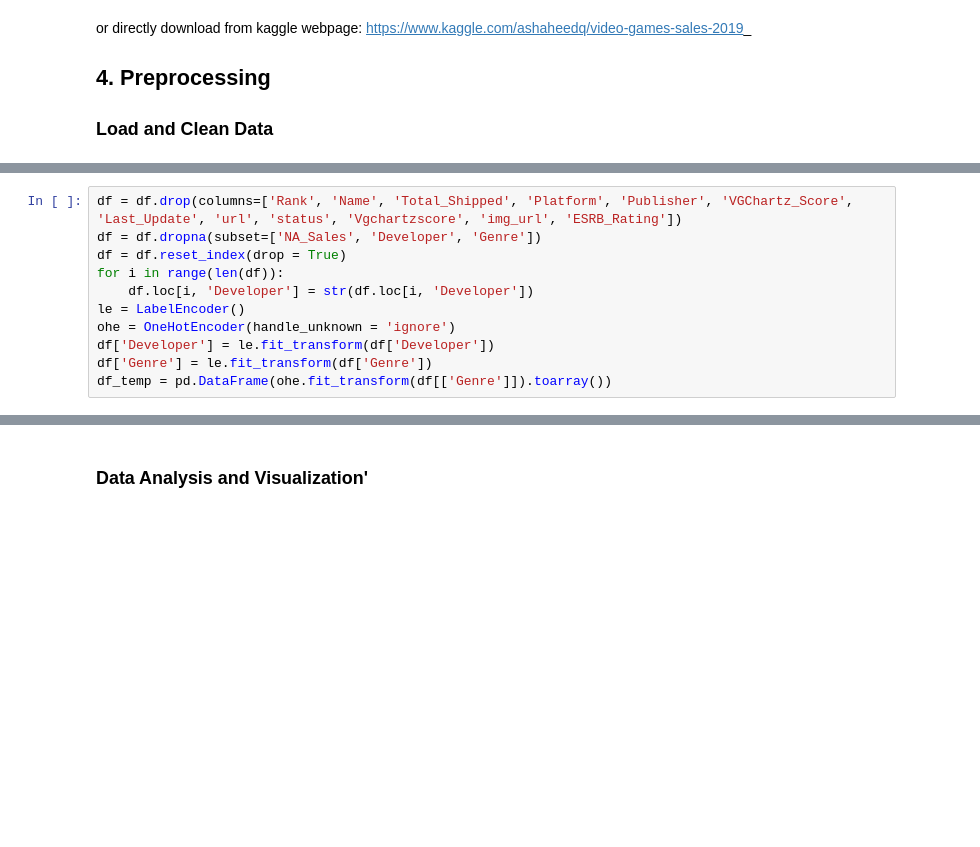
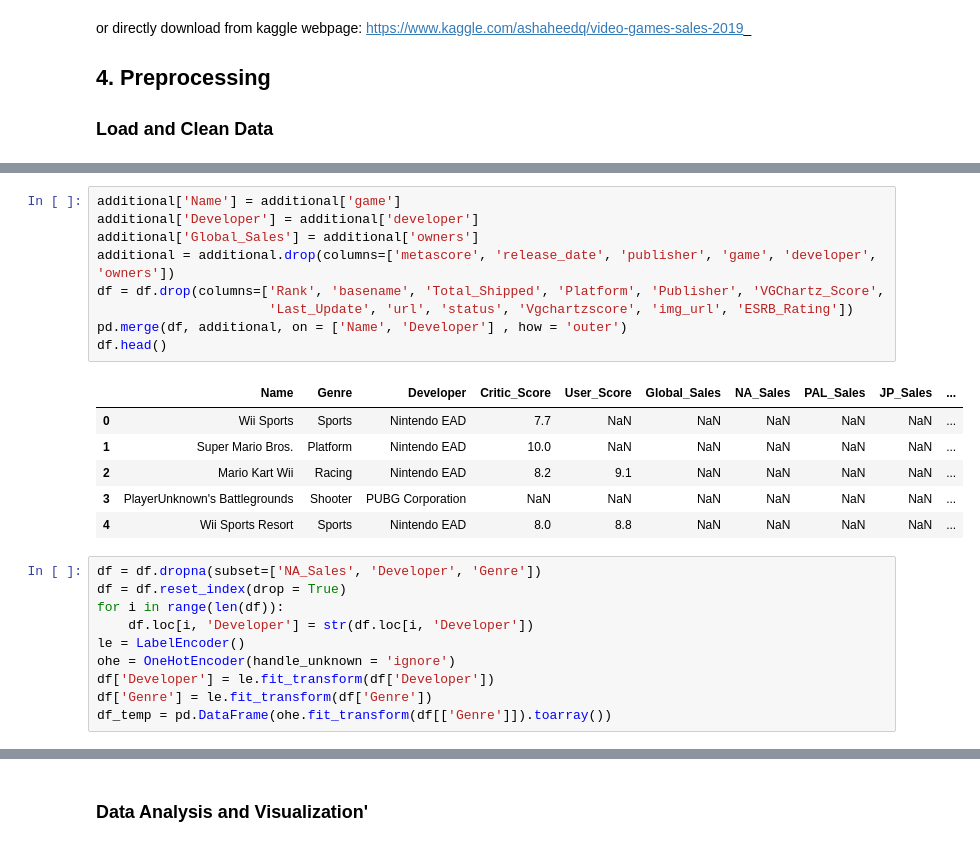
Before and after one commit to syKevinPeng/game_sale_analysis, a Jupyter notebook: game_sale_analysis.ipynb, the cells around one changed output, grey strips where cells are left out. Cells and saved outputs as stored; diff of their text form; blank space fills up the shorter version.

```diff
--- a/game_sale_analysis.ipynb
+++ b/game_sale_analysis.ipynb
@@ -61,5 +83,20 @@ df.head()
+# %%
+additional['Name'] = additional['game']
+additional['Developer'] = additional['developer']
+additional['Global_Sales'] = additional['owners']
+additional = additional.drop(columns=['metascore', 'release_date', 'publisher', 'game', 'developer', 'owners'])
+df = df.drop(columns=['Rank', 'basename', 'Total_Shipped', 'Platform', 'Publisher', 'VGChartz_Score',
+                      'Last_Update', 'url', 'status', 'Vgchartzscore', 'img_url', 'ESRB_Rating'])
+pd.merge(df, additional, on = ['Name', 'Developer'] , how = 'outer')
+df.head()
+# %% [output]
+|  | Name | Genre | Developer | Critic_Score | User_Score | Global_Sales | NA_Sales | PAL_Sales | JP_Sales | ... |
+| 0 | Wii Sports | Sports | Nintendo EAD | 7.7 | NaN | NaN | NaN | NaN | NaN | ... |
+| 1 | Super Mario Bros. | Platform | Nintendo EAD | 10.0 | NaN | NaN | NaN | NaN | NaN | ... |
+| 2 | Mario Kart Wii | Racing | Nintendo EAD | 8.2 | 9.1 | NaN | NaN | NaN | NaN | ... |
+| 3 | PlayerUnknown's Battlegrounds | Shooter | PUBG Corporation | NaN | NaN | NaN | NaN | NaN | NaN | ... |
+| 4 | Wii Sports Resort | Sports | Nintendo EAD | 8.0 | 8.8 | NaN | NaN | NaN | NaN | ... |
 # %%
-df = df.drop(columns=['Rank', 'Name', 'Total_Shipped', 'Platform', 'Publisher', 'VGChartz_Score', 'Last_Update', 'url', 'status', 'Vgchartzscore', 'img_url', 'ESRB_Rating'])
 df = df.dropna(subset=['NA_Sales', 'Developer', 'Genre'])
 df = df.reset_index(drop = True)
 for i in range(len(df)):
```
Also changed, not shown: parts of 5 cells of this notebook.
